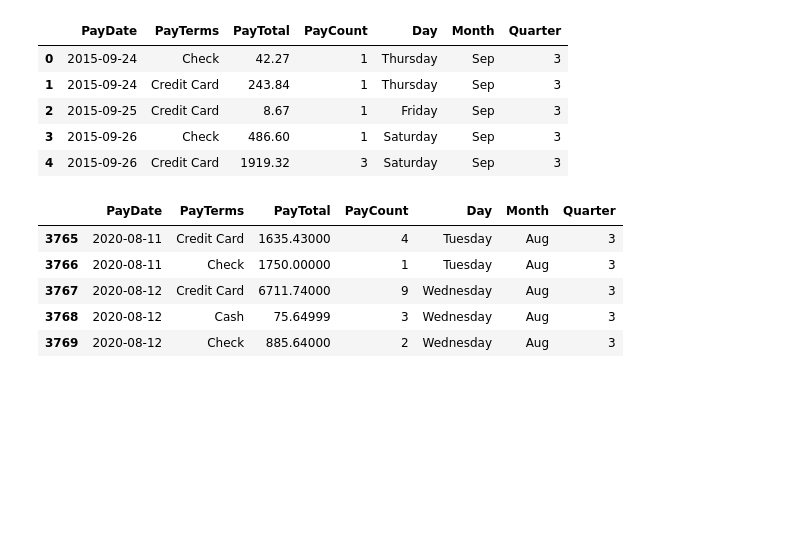
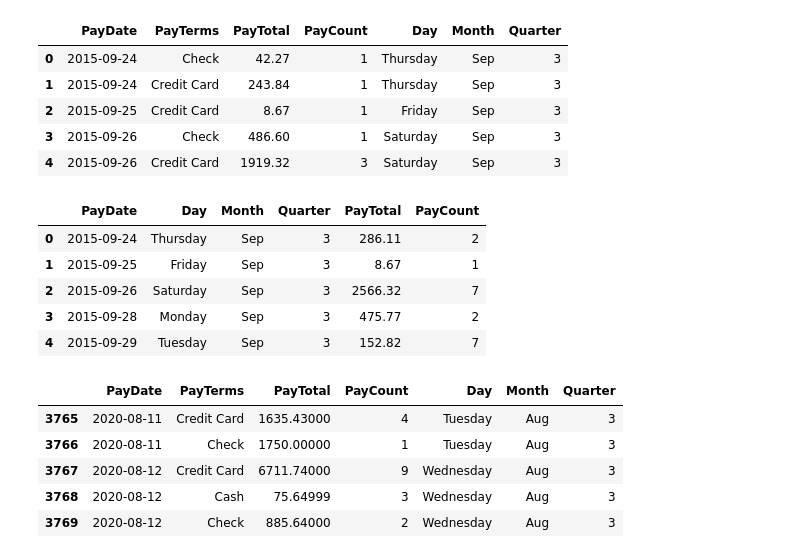
Before and after one commit to zachcornelison/K-N-Sales-Analytics, a Jupyter notebook: KN-Analytics_PayTotals.ipynb, the cells around one changed output. Cells and saved outputs as stored; diff of their text form; code cells hidden in the pictures; blank space fills up the shorter version.

```diff
--- a/KN-Analytics_PayTotals.ipynb
+++ b/KN-Analytics_PayTotals.ipynb
@@ -38,3 +38,13 @@ df_pay_totals.head()
 | 2 | 2015-09-25 | Credit Card | 8.67 | 1 | Friday | Sep | 3 |
 | 3 | 2015-09-26 | Check | 486.60 | 1 | Saturday | Sep | 3 |
 | 4 | 2015-09-26 | Credit Card | 1919.32 | 3 | Saturday | Sep | 3 |
+# %%
+df_pay_totals_new = df_pay_totals.groupby(['PayDate','Day','Month','Quarter'], as_index=False).sum().round(2)
+df_pay_totals_new.head()
+# %% [output]
+|  | PayDate | Day | Month | Quarter | PayTotal | PayCount |
+| 0 | 2015-09-24 | Thursday | Sep | 3 | 286.11 | 2 |
+| 1 | 2015-09-25 | Friday | Sep | 3 | 8.67 | 1 |
+| 2 | 2015-09-26 | Saturday | Sep | 3 | 2566.32 | 7 |
+| 3 | 2015-09-28 | Monday | Sep | 3 | 475.77 | 2 |
+| 4 | 2015-09-29 | Tuesday | Sep | 3 | 152.82 | 7 |
```
Also changed, not shown: parts of 16 cells of this notebook.
